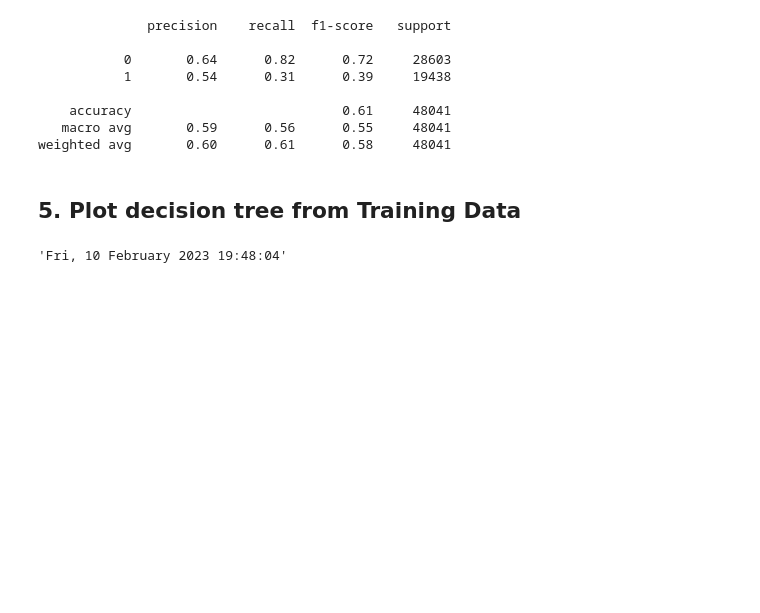
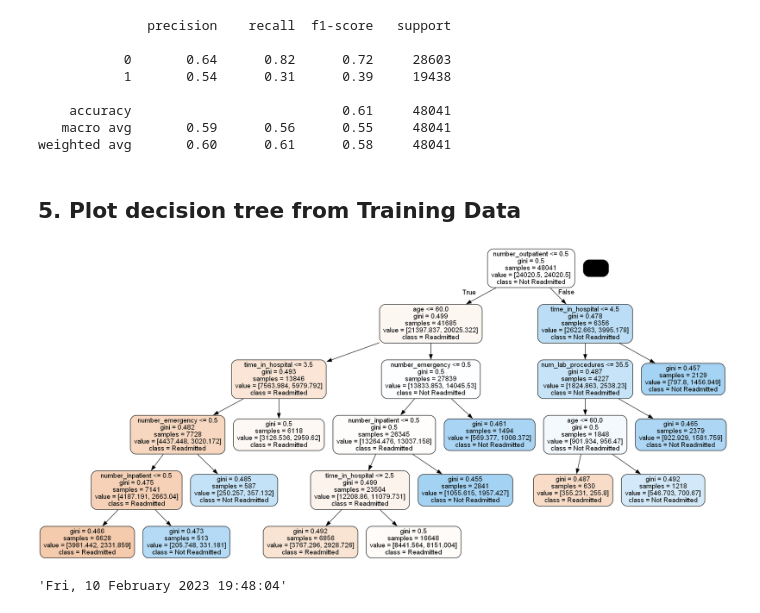
Before and after one commit to zqw86713/MSCA_31008_0N01_Winter_2023_Data_Mining_Principles, a Jupyter notebook: Assignment4/MScA_31008_Group_Assignment_4_Part_2.ipynb, the cells around one changed output. Cells and saved outputs as stored; diff of their text form; code cells hidden in the pictures; blank space fills up the shorter version.

```diff
--- a/Assignment4/MScA_31008_Group_Assignment_4_Part_2.ipynb
+++ b/Assignment4/MScA_31008_Group_Assignment_4_Part_2.ipynb
@@ -222,6 +222,29 @@ print(classification_report(y_train, y_pred))
 weighted avg       0.60      0.61      0.58     48041
 # %% [markdown]
 ## 5. Plot decision tree from Training Data
+# %%
+from sklearn.tree import export_graphviz
+from IPython.display import Image
+from six import StringIO
+tree_dot = StringIO()
+
+import pydotplus
+
+response = ['Readmitted', 'Not Readmitted']
+
+export_graphviz(
+  clf_trim,
+  out_file = tree_dot,
+  feature_names=X_train.columns,
+  class_names=response,
+  rounded=True,
+  filled=True
+ )
+
+tree_graph = pydotplus.graph_from_dot_data(tree_dot.getvalue())
+Image(tree_graph.create_png())
+# %% [output]
+[figure, added]
 # %%
 import datetime
 import pytz
```
Also changed, not shown: parts of 1 cell of this notebook.
